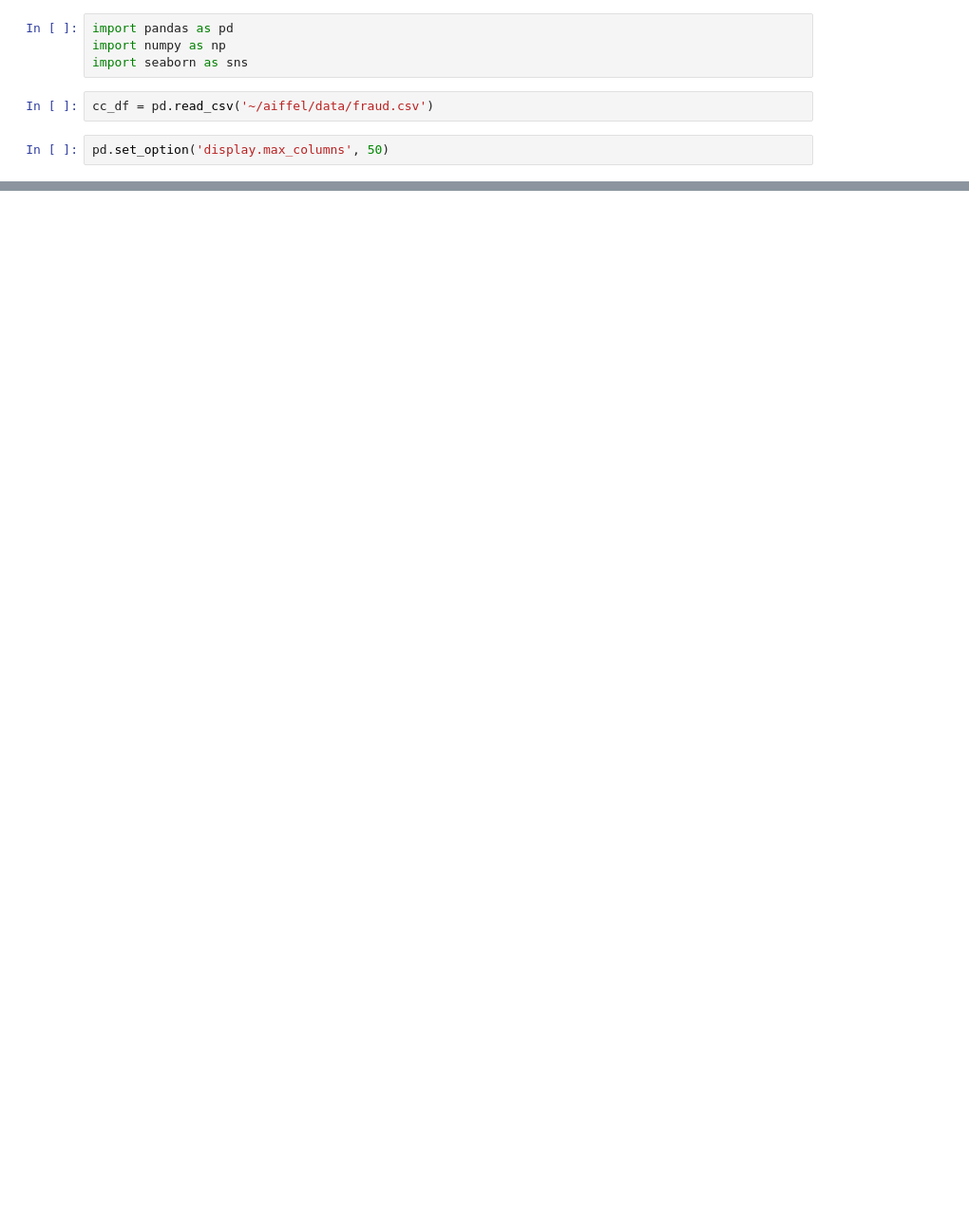
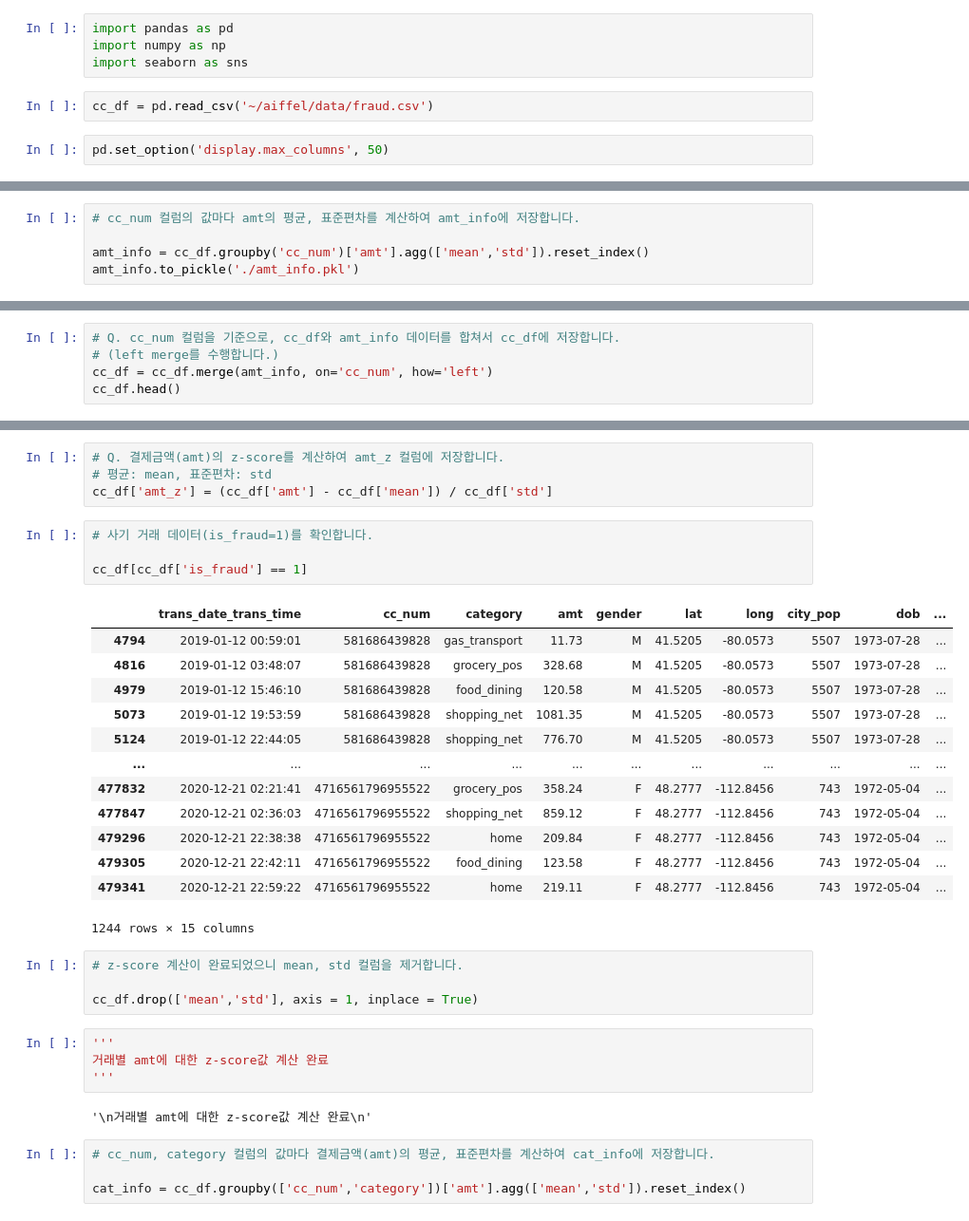
Before and after one commit to milkpotato1000/modulabs_projects, a Jupyter notebook: 250801/quest2.ipynb, the cells around one changed output, grey strips where cells are left out. Shown at 95% size. Saved outputs shown, nothing was run; the diff lists cells and outputs as text; blank space fills up the shorter version.

```diff
--- a/250801/quest2.ipynb
+++ b/250801/quest2.ipynb
@@ -50,0 +200,5 @@ cc_df.describe()
+# %%
+# cc_num 컬럼의 값마다 amt의 평균, 표준편차를 계산하여 amt_info에 저장합니다.
+
+amt_info = cc_df.groupby('cc_num')['amt'].agg(['mean','std']).reset_index()
+amt_info.to_pickle('./amt_info.pkl')
@@ -50,0 +221,5 @@ cc_df.describe()
+# %%
+# Q. cc_num 컬럼을 기준으로, cc_df와 amt_info 데이터를 합쳐서 cc_df에 저장합니다.
+# (left merge를 수행합니다.)
+cc_df = cc_df.merge(amt_info, on='cc_num', how='left')
+cc_df.head()
@@ -50,0 +233,36 @@ cc_df.describe()
+# %%
+# Q. 결제금액(amt)의 z-score를 계산하여 amt_z 컬럼에 저장합니다.
+# 평균: mean, 표준편차: std
+cc_df['amt_z'] = (cc_df['amt'] - cc_df['mean']) / cc_df['std']
+# %%
+# 사기 거래 데이터(is_fraud=1)를 확인합니다.
+
+cc_df[cc_df['is_fraud'] == 1]
+# %% [output]
+|  | trans_date_trans_time | cc_num | category | amt | gender | lat | long | city_pop | dob | ... |
+| 4794 | 2019-01-12 00:59:01 | 581686439828 | gas_transport | 11.73 | M | 41.5205 | -80.0573 | 5507 | 1973-07-28 | ... |
+| 4816 | 2019-01-12 03:48:07 | 581686439828 | grocery_pos | 328.68 | M | 41.5205 | -80.0573 | 5507 | 1973-07-28 | ... |
+| 4979 | 2019-01-12 15:46:10 | 581686439828 | food_dining | 120.58 | M | 41.5205 | -80.0573 | 5507 | 1973-07-28 | ... |
+| 5073 | 2019-01-12 19:53:59 | 581686439828 | shopping_net | 1081.35 | M | 41.5205 | -80.0573 | 5507 | 1973-07-28 | ... |
+| 5124 | 2019-01-12 22:44:05 | 581686439828 | shopping_net | 776.70 | M | 41.5205 | -80.0573 | 5507 | 1973-07-28 | ... |
+| ... | ... | ... | ... | ... | ... | ... | ... | ... | ... | ... |
+| 477832 | 2020-12-21 02:21:41 | 4716561796955522 | grocery_pos | 358.24 | F | 48.2777 | -112.8456 | 743 | 1972-05-04 | ... |
+| 477847 | 2020-12-21 02:36:03 | 4716561796955522 | shopping_net | 859.12 | F | 48.2777 | -112.8456 | 743 | 1972-05-04 | ... |
+| 479296 | 2020-12-21 22:38:38 | 4716561796955522 | home | 209.84 | F | 48.2777 | -112.8456 | 743 | 1972-05-04 | ... |
+| 479305 | 2020-12-21 22:42:11 | 4716561796955522 | food_dining | 123.58 | F | 48.2777 | -112.8456 | 743 | 1972-05-04 | ... |
+| 479341 | 2020-12-21 22:59:22 | 4716561796955522 | home | 219.11 | F | 48.2777 | -112.8456 | 743 | 1972-05-04 | ... |
+1244 rows × 15 columns
+# %%
+# z-score 계산이 완료되었으니 mean, std 컬럼을 제거합니다.
+
+cc_df.drop(['mean','std'], axis = 1, inplace = True)
+# %%
+'''
+거래별 amt에 대한 z-score값 계산 완료
+'''
+# %% [output]
+'\n거래별 amt에 대한 z-score값 계산 완료\n'
+# %%
+# cc_num, category 컬럼의 값마다 결제금액(amt)의 평균, 표준편차를 계산하여 cat_info에 저장합니다.
+
+cat_info = cc_df.groupby(['cc_num','category'])['amt'].agg(['mean','std']).reset_index()
```
Also changed, not shown: parts of 68 cells of this notebook, 4 other files.
